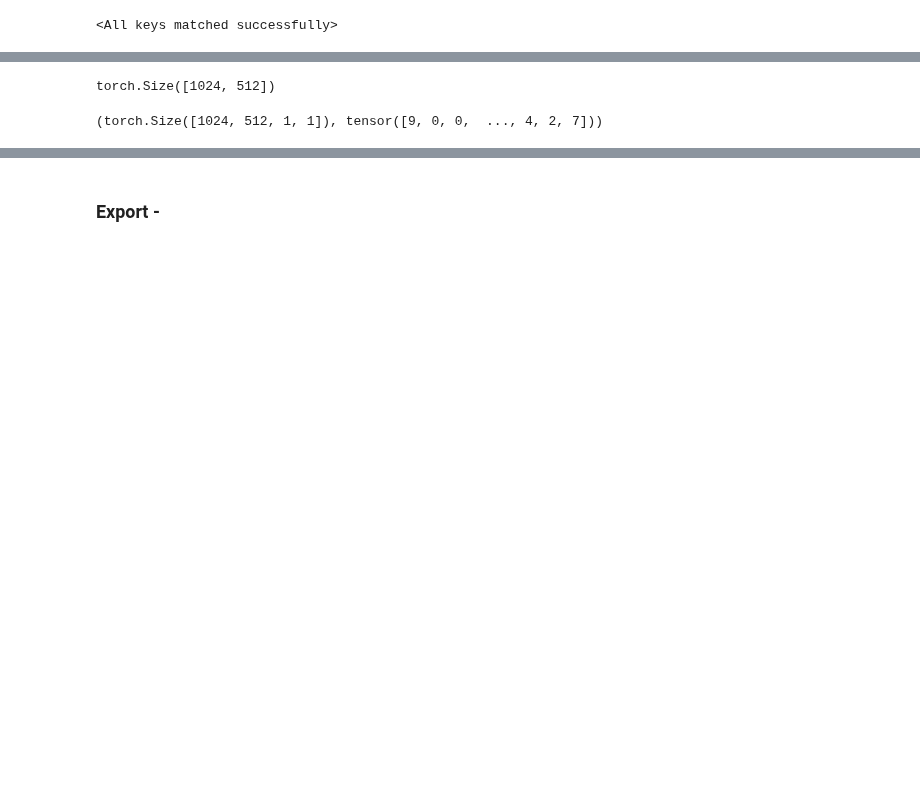
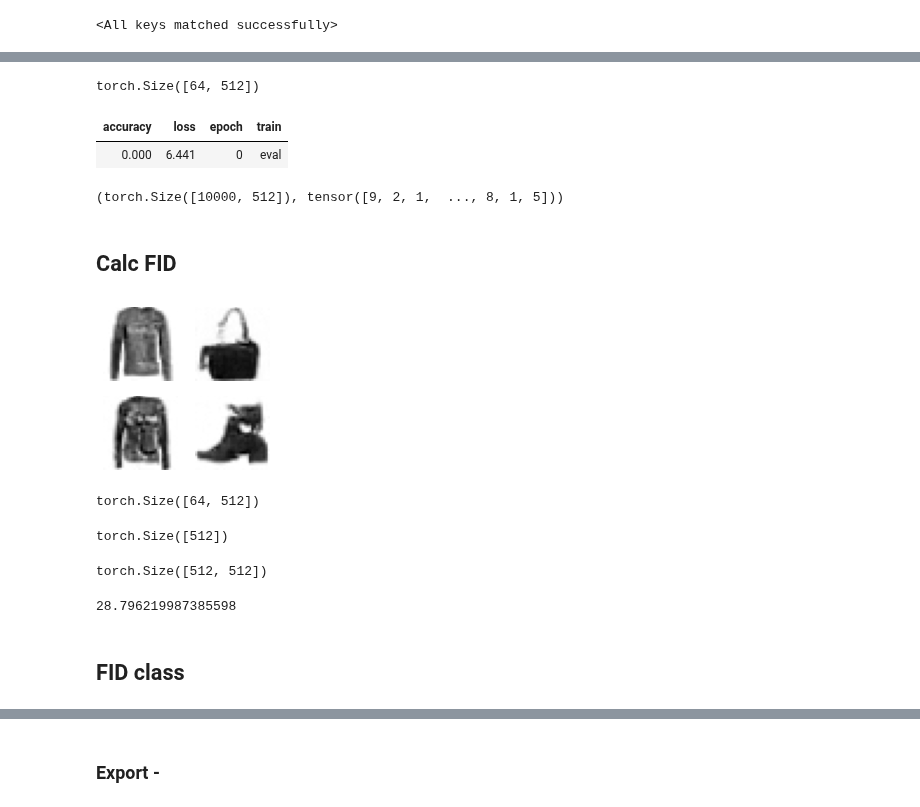
Before and after one commit to fastai/course22p2, a Jupyter notebook: nbs/19_fid.ipynb, the cells around one changed output, grey strips where cells are left out. Saved outputs shown, nothing was run; the diff lists cells and outputs as text; code cells hidden in the pictures; blank space fills up the shorter version.

```diff
--- a/nbs/19_fid.ipynb
+++ b/nbs/19_fid.ipynb
@@ -107,6 +122,16 @@ learn.fit(1, train=False, cbs=[hcb])
 # %%
-feats = hcb.hooks[0].outp[0].float()
+feats = hcb.hooks[0].outp[0].float()[:64]
+feats.shape
+# %% [output]
+torch.Size([64, 512])
-# %%
-feats.shape
-# %% [output]
-torch.Size([1024, 512])
+# %%
+model.reset_classifier(0)
+feats,y = learn.capture_preds()
+feats = feats.float()
+feats.shape,y
+# %% [output]
+| accuracy | loss | epoch | train |
+| 0.000 | 6.441 | 0 | eval |
+(torch.Size([10000, 512]), tensor([9, 2, 1,  ..., 8, 1, 5]))
+# %% [markdown]
+## Calc FID
@@ -112,0 +144,6 @@ torch.Size([1024, 512])
+# %%
+betamin,betamax,n_steps = 0.0001,0.02,1000
+beta = torch.linspace(betamin, betamax, n_steps)
+alpha = 1.-beta
+alphabar = alpha.cumprod(dim=0)
+sigma = beta.sqrt()
@@ -113,9 +169,40 @@ torch.Size([1024, 512])
+# %%
+smodel = torch.load(mdl_path/'fashion_ddpm_mp.pkl').cuda()
+# %%
+@torch.no_grad()
+def sample(model, sz, alpha, alphabar, sigma, n_steps):
+    device = next(model.parameters()).device
+    x_t = torch.randn(sz, device=device)
+    preds = []
+    for t in reversed(range(n_steps)):
+        t_batch = torch.full((x_t.shape[0],), t, device=device, dtype=torch.long)
+        z = (torch.randn(x_t.shape) if t > 0 else torch.zeros(x_t.shape)).to(device)
+        ᾱ_t1 = alphabar[t-1]  if t > 0 else torch.tensor(1)
+        b̄_t = 1 - alphabar[t]
+        b̄_t1 = 1 - ᾱ_t1
+        x_0_hat = ((x_t - b̄_t.sqrt() * model((x_t, t_batch)))/alphabar[t].sqrt()).clamp(-1,1)
+        x_t = x_0_hat * ᾱ_t1.sqrt()*(1-alpha[t])/b̄_t + x_t * alpha[t].sqrt()*b̄_t1/b̄_t + sigma[t]*z
+        preds.append(x_t.cpu().clamp(0,1))
+    return preds
+# %%
+samples = sample(smodel, (64, 1, 32, 32), alpha, alphabar, sigma, n_steps)
+show_images(samples[-1][:4], imsize=1.5)
+# %% [output]
+[figure, added]
 # %%
-class Features(nn.Module):
-    def forward(self, x): return model.forward_features(x)
-
-clearn = TrainLearner(Features(), DataLoaders([],[b]), loss_func=fc.noop, cbs=[DeviceCB()], opt_func=None)
-feats,y = clearn.capture_preds()
-feats.shape,y
+clearn = TrainLearner(model, DataLoaders([],[(samples[-1],b[1])]), loss_func=fc.noop, cbs=[DeviceCB()], opt_func=None)
+feats2,y2 = clearn.capture_preds()
+feats2 = feats2.squeeze()
+feats2.shape
 # %% [output]
-(torch.Size([1024, 512, 1, 1]), tensor([9, 0, 0,  ..., 4, 2, 7]))
+torch.Size([64, 512])
+# %%
+means = feats.mean(0)
+means.shape
+# %% [output]
+torch.Size([512])
+# %%
+covs = feats.T.cov()
+covs.shape
+# %% [output]
+torch.Size([512, 512])
@@ -121,0 +217,6 @@ feats.shape,y
+# %%
+_calc_fid(feats, feats2)
+# %% [output]
+28.796219987385598
+# %% [markdown]
+## FID class
```
Also changed, not shown: parts of 28 cells of this notebook, 2 other files.
